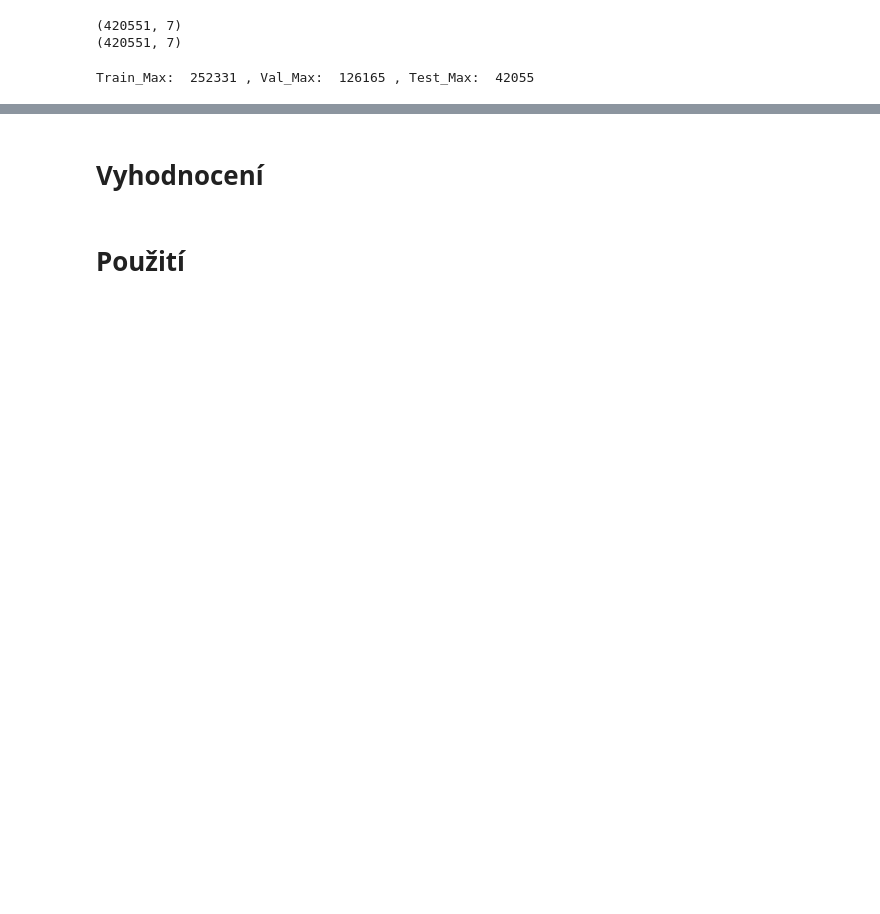
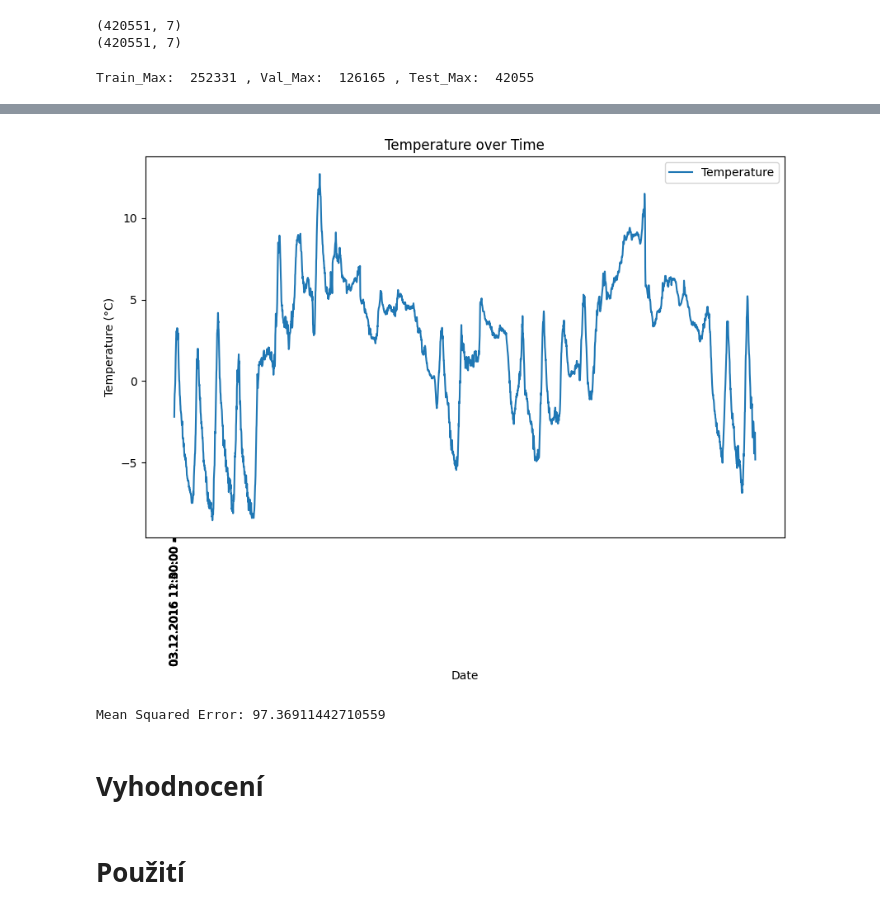
Before and after one commit to OK2JKZ/Temperature_forecasting, a Jupyter notebook: Temperature_forecasting.ipynb, the cells around one changed output, grey strips where cells are left out. Drawn from its saved outputs; the diff is of its cells as text; code cells hidden in the pictures; blank space fills up the shorter version.

```diff
--- a/Temperature_forecasting.ipynb
+++ b/Temperature_forecasting.ipynb
@@ -554,0 +556,25 @@ AttributeError: 'Functional' object has no attribute 'fit_generator'
+# %%
+# ARIMA (AutoRegressive Integrated Moving Average) je třída modelů časových řad,
+# která se používá k analýze a předpovědi časových řad. Model ARIMA kombinuje tři klíčové komponenty:
+# 1. Autoregrese (AR): Tato část modelu předpokládá, že současná hodnota časové řady závisí na předchozích hodnotách.
+# Řád autoregresní složky se označuje jako ( p ).
+# 2. Integrovaná složka (I): Tato složka se používá k dosažení stacionarity časové řady, což znamená,
+# že časová řada má konstantní průměr a variabilitu v čase. Řád integrační složky se označuje jako ( d ).
+# 3. Klouzavý průměr (MA): Tato část modelu předpokládá, že současná hodnota časové řady závisí na předchozích chybách předpovědi.
+# Řád složky klouzavého průměru se označuje jako ( q ). Celkový model ARIMA je tedy označován jako ARIMA(( p, d, q ))
+
+import pandas as pd
+import matplotlib.pyplot as plt
+from statsmodels.tsa.arima.model import ARIMA
+from sklearn.metrics import mean_squared_error
+
+# Načtení dat
+data = pd.read_csv('jena_climate_2009_2016.csv', parse_dates=['Date Time'], index_col='Date Time')
+temperature = data['T (degC)']
+# %%
+# Rozdělení dat
+train_size = int(len(temperature) * 0.8)
+train, test = temperature[:train_size], temperature[train_size:]
+print('Train: ', train)
+print("\n" * 2)
+print('Test: ', test)
@@ -555,3 +599,40 @@ AttributeError: 'Functional' object has no attribute 'fit_generator'
+# %%
+# Vizualizace testovacích dat
+plt.figure(figsize=(10, 6))
+plt.plot(temperature[80000 + train_size:], label='Temperature')
+plt.title('Temperature over Time')
+plt.xlabel('Date')
+plt.xticks(temperature[80000 + train_size:][::540],rotation=90)
+plt.ylabel('Temperature (°C)')
+plt.legend()
+plt.show()
+# %% [output]
+[figure, added]
+# %%
+# Vytvoření a trénování ARIMA modelu
+model = ARIMA(train, order=(5, 1, 0))
+model_fit = model.fit()
+
+# Predikce
+predictions = model_fit.forecast(steps=len(test))
+test.index = predictions.index  # Zarovnání indexů
+
+# Vyhodnocení modelu
+mse = mean_squared_error(test, predictions)
+print(f'Mean Squared Error: {mse}')
+
+# Vizualizace predikcí
+plt.figure(figsize=(10, 6))
+plt.plot(train, label='Train')
+plt.plot(test, label='Test')
+plt.plot(predictions, label='Predictions', color='red')
+plt.title('Temperature Prediction using ARIMA')
+plt.xlabel('Date')
+plt.ylabel('Temperature (°C)')
+plt.legend()
+plt.show()
+# %% [output]
+Mean Squared Error: 97.36911442710559
 # %% [markdown]
 # Vyhodnocení
 # %% [markdown]
```
Also changed, not shown: parts of 10 cells of this notebook.
